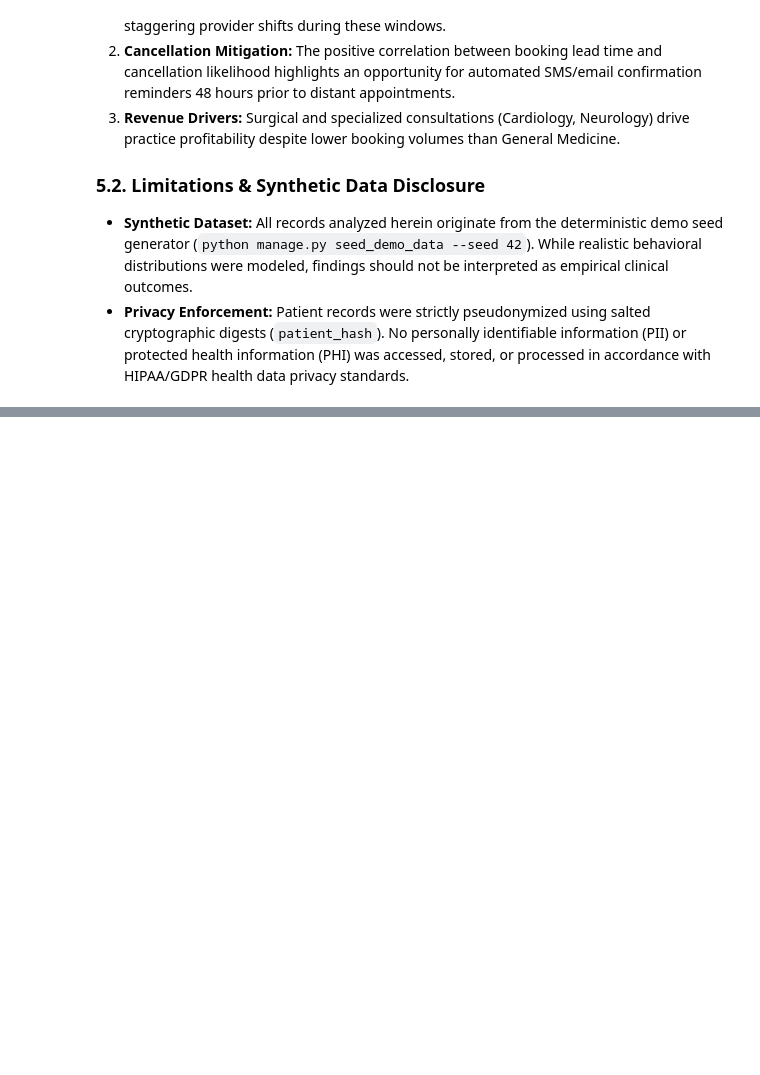
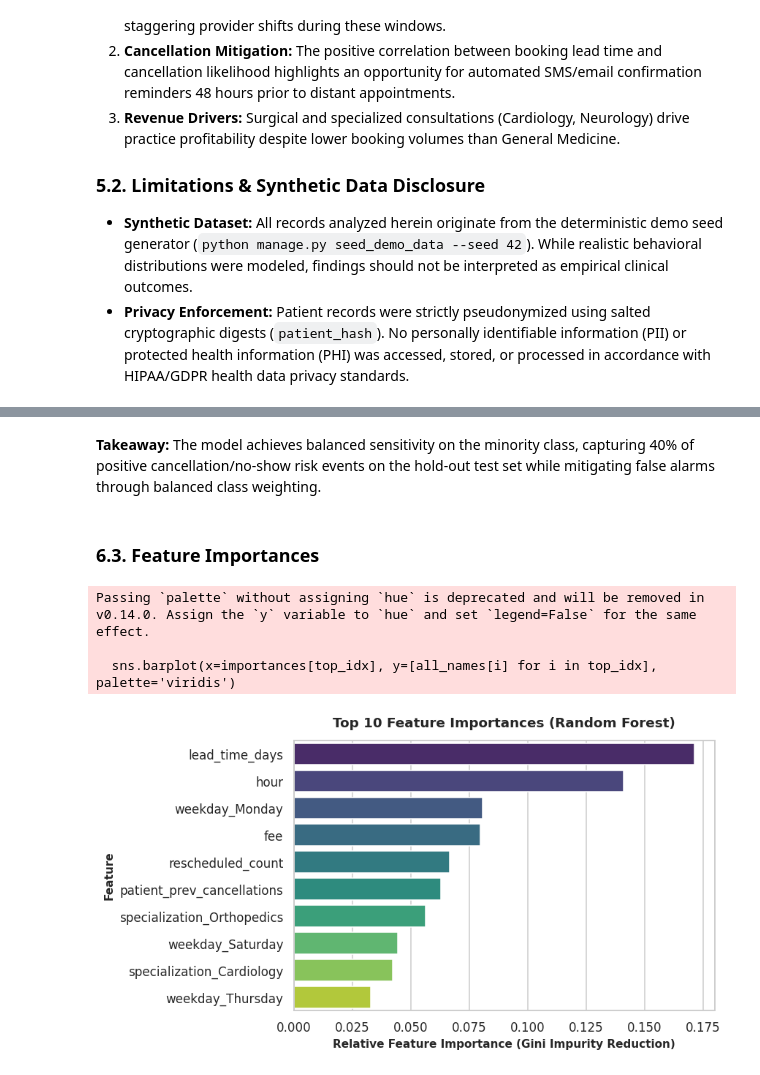
Before and after one commit to Ayush-404-ops/HealthBook, a Jupyter notebook: analytics/notebooks/appointment_analysis.ipynb, the cells around one changed output, grey strips where cells are left out. Cells and saved outputs as stored; diff of their text form; code cells hidden in the pictures; blank space fills up the shorter version.

```diff
--- a/analytics/notebooks/appointment_analysis.ipynb
+++ b/analytics/notebooks/appointment_analysis.ipynb
@@ -373,0 +458,23 @@ Passing `palette` without assigning `hue` is deprecated and will be removed in v
+# %% [markdown]
+**Takeaway:** The model achieves balanced sensitivity on the minority class, capturing 40% of positive cancellation/no-show risk events on the hold-out test set while mitigating false alarms through balanced class weighting.
+# %% [markdown]
+### 6.3. Feature Importances
+# %%
+ohe = rf_pipeline.named_steps['preprocessor'].named_transformers_['cat']
+cat_names = ohe.get_feature_names_out(['weekday', 'specialization']).tolist()
+all_names = ['hour', 'lead_time_days', 'fee', 'patient_prev_cancellations', 'rescheduled_count'] + cat_names
+importances = rf_pipeline.named_steps['classifier'].feature_importances_
+top_idx = np.argsort(importances)[::-1][:10]
+
+plt.figure(figsize=(8, 4.5))
+sns.barplot(x=importances[top_idx], y=[all_names[i] for i in top_idx], palette='viridis')
+plt.title('Top 10 Feature Importances (Random Forest)', fontsize=12, fontweight='bold', pad=12)
+plt.xlabel('Relative Feature Importance (Gini Impurity Reduction)', fontsize=10, fontweight='semibold')
+plt.ylabel('Feature', fontsize=10, fontweight='semibold')
+plt.tight_layout()
+plt.show()
+# %% [output]
+Passing `palette` without assigning `hue` is deprecated and will be removed in v0.14.0. Assign the `y` variable to `hue` and set `legend=False` for the same effect.
+
+  sns.barplot(x=importances[top_idx], y=[all_names[i] for i in top_idx], palette='viridis')
+[figure, added]
```
Also changed, not shown: parts of 5 cells of this notebook, 9 other files.
